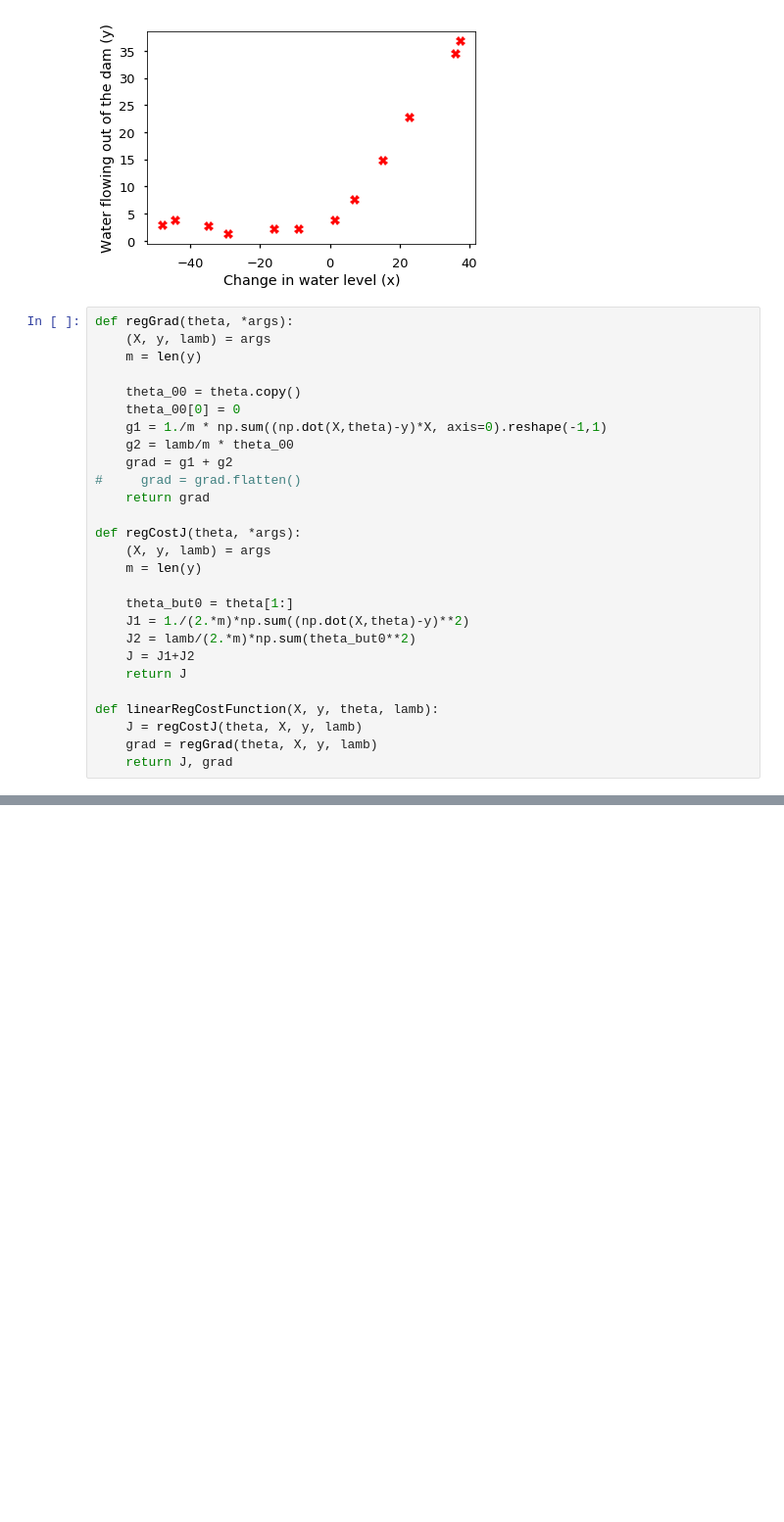
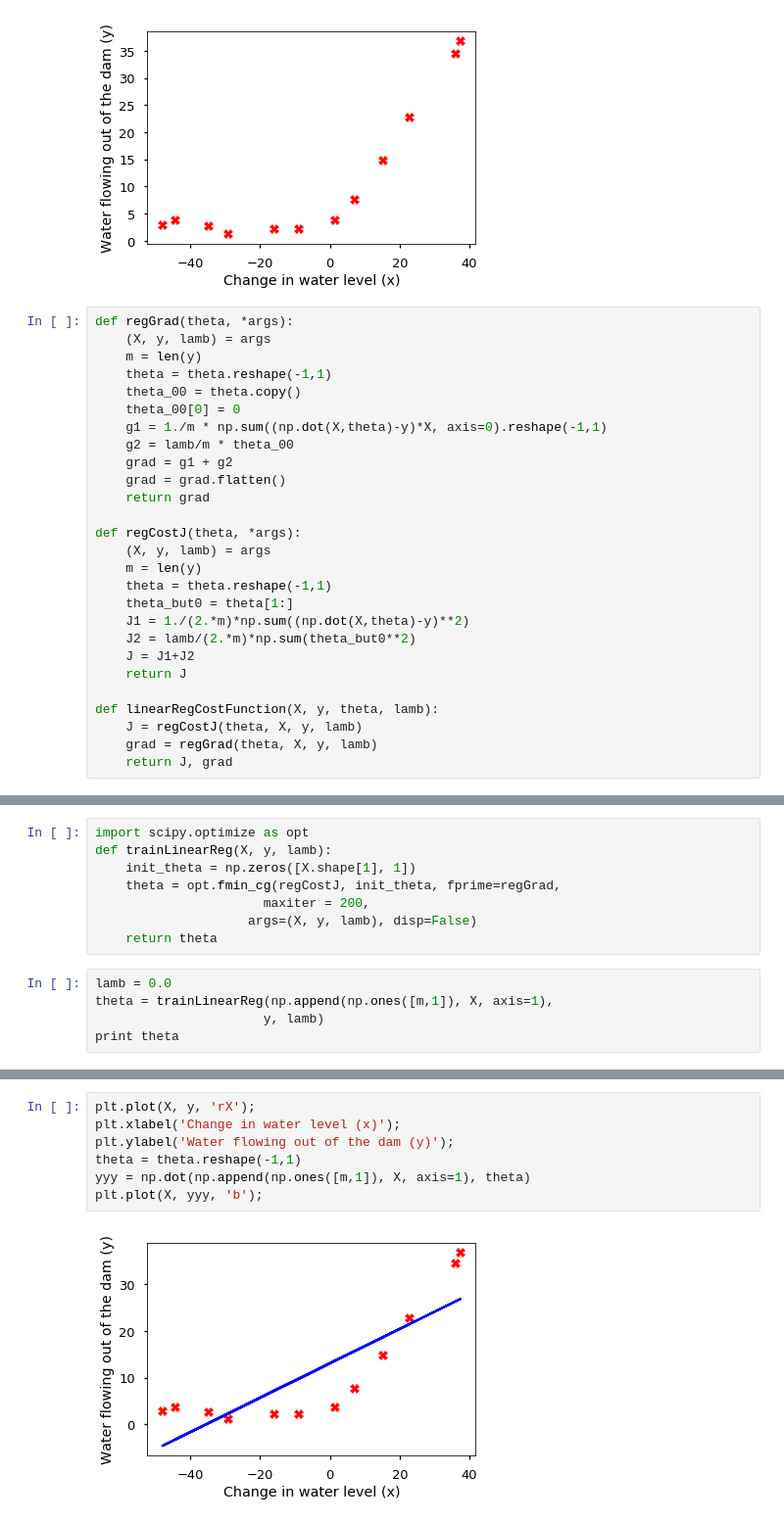
Before and after one commit to iamcuigang/ipy_sci, a Jupyter notebook: ML_AndrewNg/ex5.ipynb, the cells around one changed output, grey strips where cells are left out. Shown at 98% size. Drawn from its saved outputs; the diff is of its cells as text; blank space fills up the shorter version.

```diff
--- a/ML_AndrewNg/ex5.ipynb
+++ b/ML_AndrewNg/ex5.ipynb
@@ -30,19 +30,19 @@ plt.ylabel('Water flowing out of the dam (y)');
 def regGrad(theta, *args):
     (X, y, lamb) = args
     m = len(y)
-
+    theta = theta.reshape(-1,1)
     theta_00 = theta.copy()
     theta_00[0] = 0
     g1 = 1./m * np.sum((np.dot(X,theta)-y)*X, axis=0).reshape(-1,1)
     g2 = lamb/m * theta_00
     grad = g1 + g2
-#     grad = grad.flatten()
+    grad = grad.flatten()
     return grad
 
 def regCostJ(theta, *args):
     (X, y, lamb) = args
     m = len(y)
-
+    theta = theta.reshape(-1,1)
     theta_but0 = theta[1:]
     J1 = 1./(2.*m)*np.sum((np.dot(X,theta)-y)**2)
     J2 = lamb/(2.*m)*np.sum(theta_but0**2)
@@ -66,0 +66,13 @@ print grad ### -15.303016; 598.250744
+# %%
+import scipy.optimize as opt
+def trainLinearReg(X, y, lamb):
+    init_theta = np.zeros([X.shape[1], 1])
+    theta = opt.fmin_cg(regCostJ, init_theta, fprime=regGrad,
+                      maxiter = 200,
+                    args=(X, y, lamb), disp=False)
+    return theta
+# %%
+lamb = 0.0
+theta = trainLinearReg(np.append(np.ones([m,1]), X, axis=1),
+                      y, lamb)
+print theta
@@ -66,0 +81,9 @@ print grad ### -15.303016; 598.250744
+# %%
+plt.plot(X, y, 'rX');
+plt.xlabel('Change in water level (x)');
+plt.ylabel('Water flowing out of the dam (y)');
+theta = theta.reshape(-1,1)
+yyy = np.dot(np.append(np.ones([m,1]), X, axis=1), theta)
+plt.plot(X, yyy, 'b');
+# %% [output]
+[figure, added]
```
Also changed, not shown: parts of 5 cells of this notebook, 5 other files.
